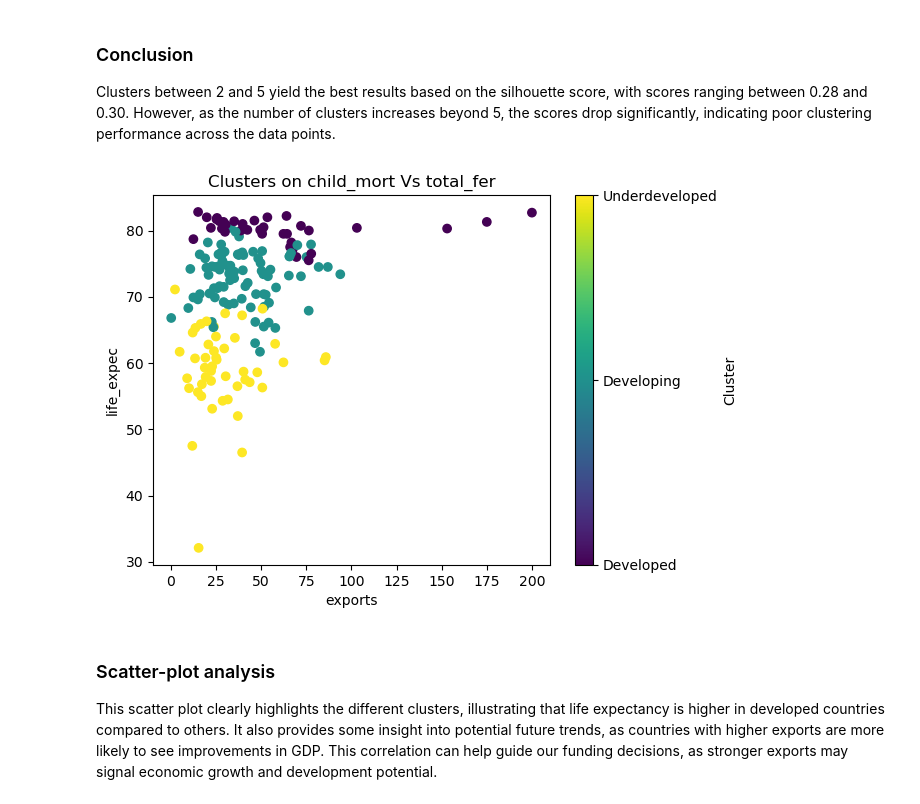
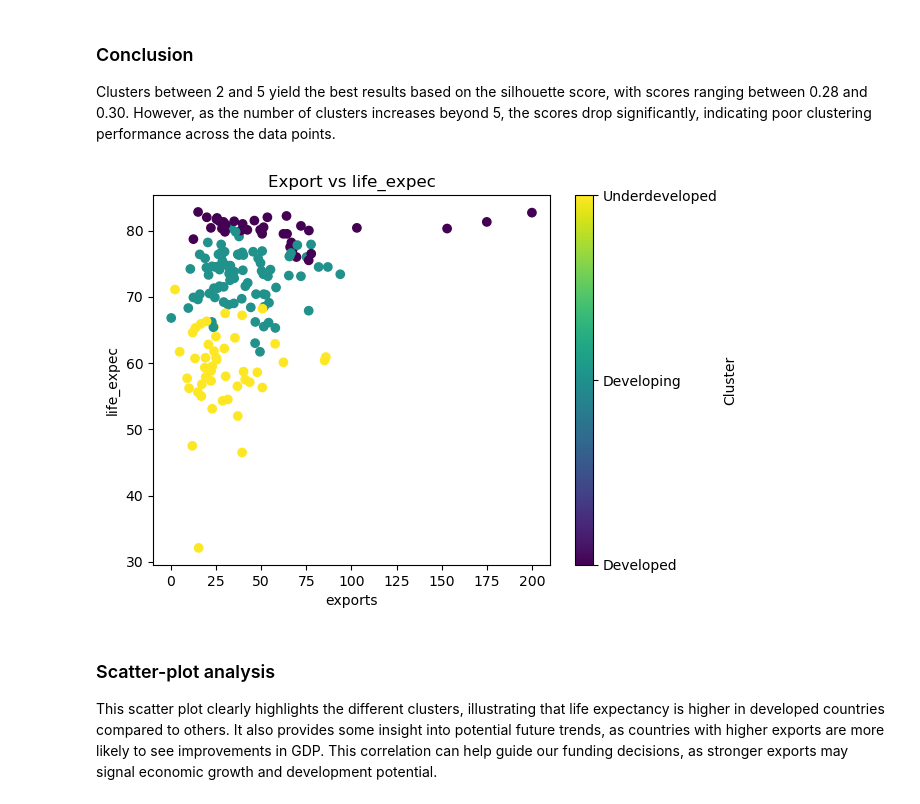
Before and after one commit to gdsai4903/COMP3705-Unsupervised-Machine-Learning, a Jupyter notebook: Assignment 1/Assignment 1.ipynb, the cells around one changed output. Saved outputs shown, nothing was run; the diff lists cells and outputs as text; code cells hidden in the pictures.

```diff
--- a/Assignment 1/Assignment 1.ipynb
+++ b/Assignment 1/Assignment 1.ipynb
@@ -246,15 +246,15 @@ to better funding desicions
 chosen_n_cluster = 3
 # %%
 plt.scatter(df['exports'], df['life_expec'], c=cluster_runs[chosen_n_cluster], cmap='viridis')
-plt.title("Clusters on child_mort Vs total_fer")
+plt.title("Export vs life_expec")
 plt.xlabel("exports")
 plt.ylabel("life_expec")
 cbar = plt.colorbar(ticks=[0, 1, 2])  # Adjust ticks to show only 3 clusters
 cbar.set_label('Cluster')
 cbar.set_ticklabels(['Developed', 'Developing', 'Underdeveloped'])
 plt.show()
 # %% [output]
-[figure, old version]
+[figure, new version]
 # %% [markdown]
 ### Scatter-plot analysis
 This scatter plot clearly highlights the different clusters, illustrating that life expectancy is higher in developed countries compared to others. It also provides some insight into potential future trends, as countries with higher exports are more likely to see improvements in GDP. This correlation can help guide our funding decisions, as stronger exports may signal economic growth and development potential.
```
